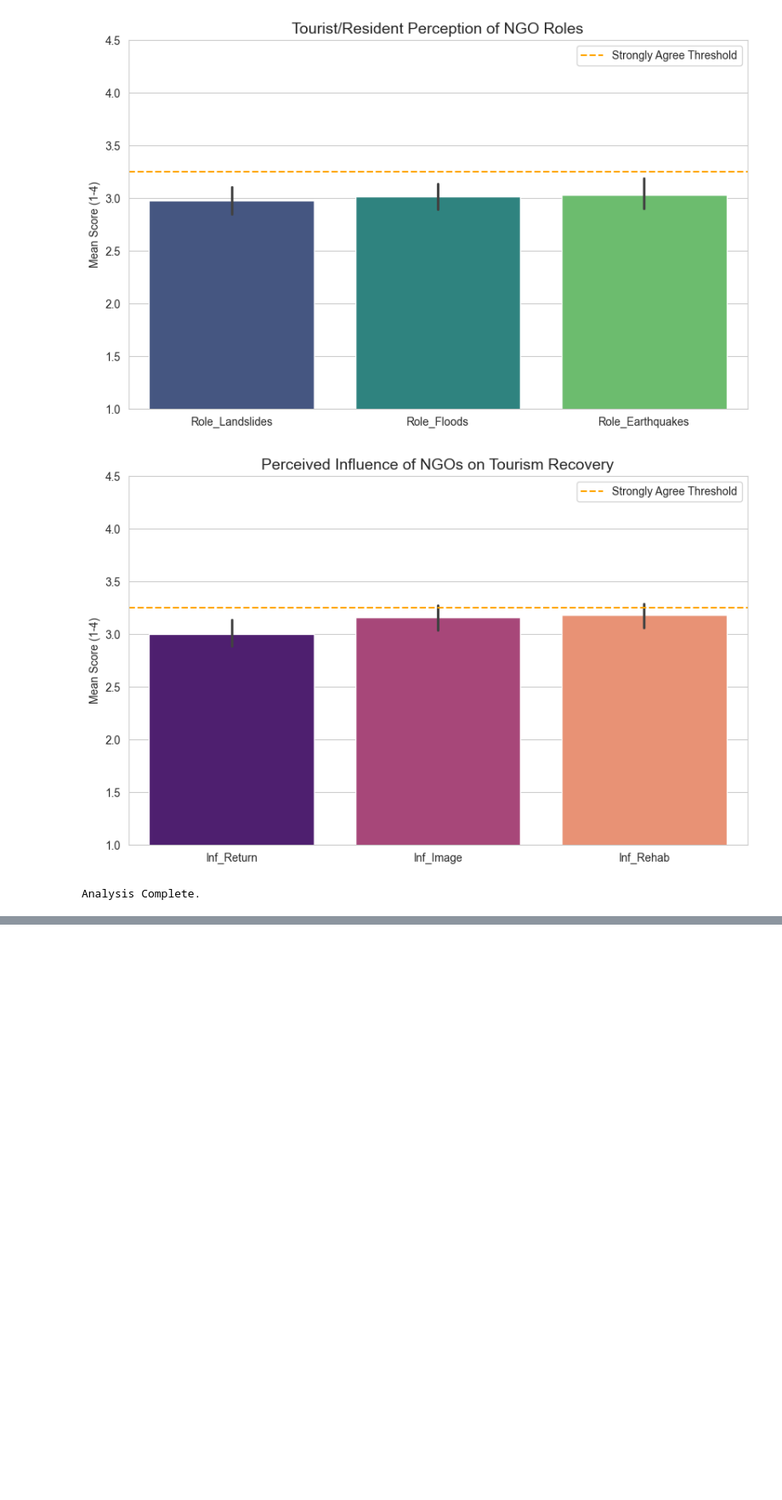
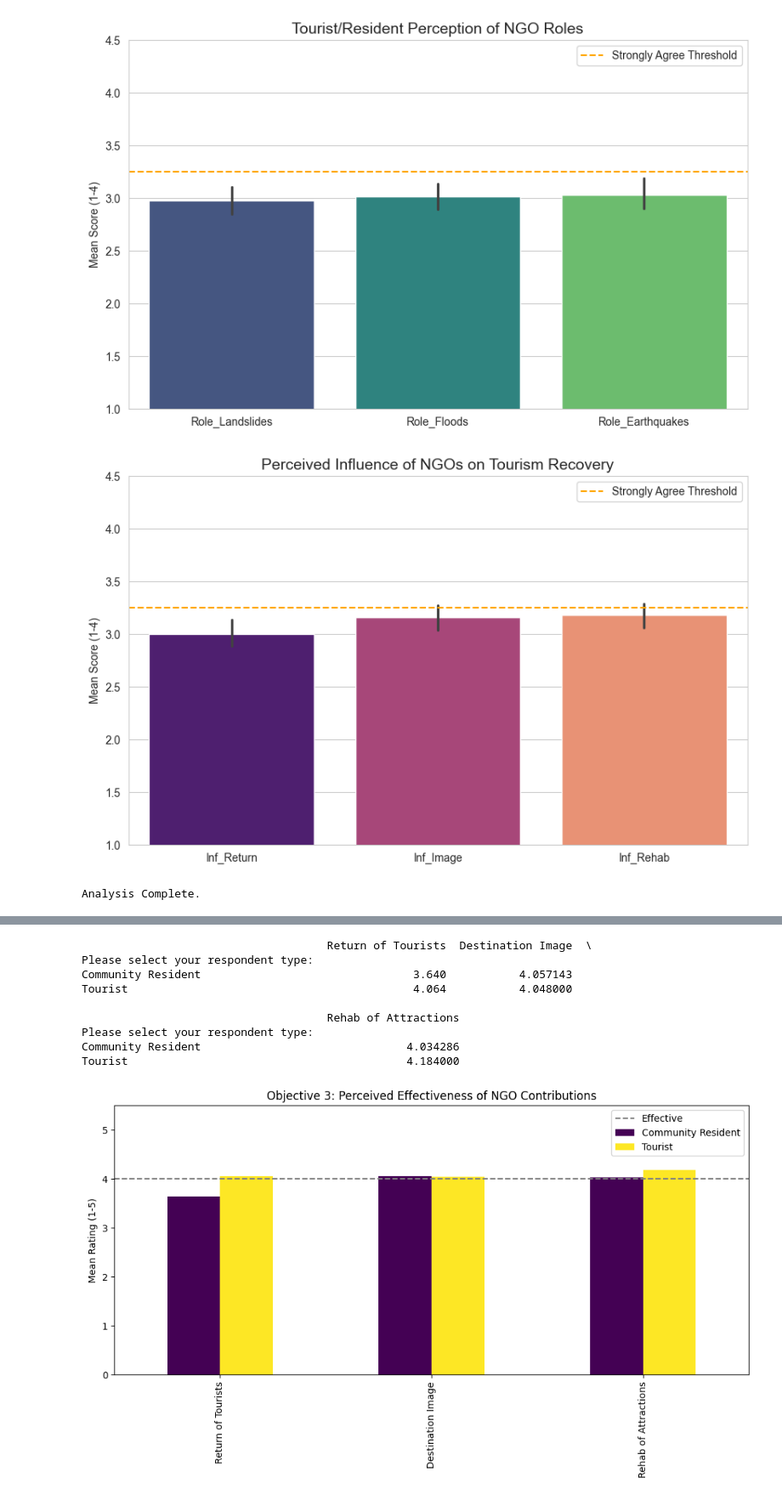
Before and after one commit to Baboyeatami/Stats_repo, a Jupyter notebook: NGO/NGO.ipynb, the cells around one changed output, grey strips where cells are left out. Shown at 85% size. Cells and saved outputs as stored; diff of their text form; code cells hidden in the pictures; blank space fills up the shorter version.

```diff
--- a/NGO/NGO.ipynb
+++ b/NGO/NGO.ipynb
@@ -402,0 +683,72 @@ Analysis Complete.
+# %%
+import pandas as pd
+import matplotlib.pyplot as plt
+import numpy as np
+
+# 1. Load the dataset (Handling Encoding)
+try:
+    df = pd.read_csv("dataset(Tourist & Resident).csv", encoding='utf-8')
+except UnicodeDecodeError:
+    df = pd.read_csv("dataset(Tourist & Resident).csv", encoding='ISO-8859-1')
+
+# 2. FIX: Clean the 'Respondent Type' column to remove extra spaces
+# This merges "Tourist " and "Tourist" into one group
+respondent_col = 'Please select your respondent type:'
+df[respondent_col] = df[respondent_col].str.strip()
+
+# 3. Identify Objective 3 columns (Section 3.x)
+obj3_cols = [col for col in df.columns if col.startswith("3.")]
+
+# 4. Define Likert scale mapping
+likert_map = {
+    'strongly agree': 5,
+    'agree': 4,
+    'neutral': 3,
+    'neither agree nor disagree': 3,
+    'undecided': 3,
+    'disagree': 2,
+    'strongly disagree': 1
+}
+
+def clean_and_map(val):
+    if isinstance(val, str):
+        val = val.lower().strip()
+        if 'not' in val and 'aware' in val: return np.nan
+        return likert_map.get(val, np.nan)
+    return np.nan
+
+# 5. Apply mapping
+df_obj3 = df.copy()
+for col in obj3_cols:
+    df_obj3[col] = df_obj3[col].apply(clean_and_map)
+
+# 6. Calculate composite means
+df_obj3['Mean_3.1'] = df_obj3[[c for c in obj3_cols if c.startswith("3.1")]].mean(axis=1)
+df_obj3['Mean_3.2'] = df_obj3[[c for c in obj3_cols if c.startswith("3.2")]].mean(axis=1)
+df_obj3['Mean_3.3'] = df_obj3[[c for c in obj3_cols if c.startswith("3.3")]].mean(axis=1)
+
+# 7. Group and Plot
+grouped = df_obj3.groupby(respondent_col)[['Mean_3.1', 'Mean_3.2', 'Mean_3.3']].mean()
+grouped.columns = ['Return of Tourists', 'Destination Image', 'Rehab of Attractions']
+
+print(grouped)
+
+ax = grouped.T.plot(kind='bar', figsize=(10, 6), colormap='viridis')
+plt.title('Objective 3: Perceived Effectiveness of NGO Contributions')
+plt.ylabel('Mean Rating (1-5)')
+plt.ylim(0, 5.5)
+plt.axhline(y=4, color='gray', linestyle='--', label='Effective')
+plt.legend()
+plt.tight_layout()
+plt.savefig('objective_3_corrected.png')
+# %% [output]
+                                     Return of Tourists  Destination Image  \
+Please select your respondent type:
+Community Resident                                3.640           4.057143
+Tourist                                           4.064           4.048000
+
+                                     Rehab of Attractions
+Please select your respondent type:
+Community Resident                               4.034286
+Tourist                                          4.184000
+[figure, added]
```
Also changed, not shown: parts of 2 cells of this notebook, 3 other files.
